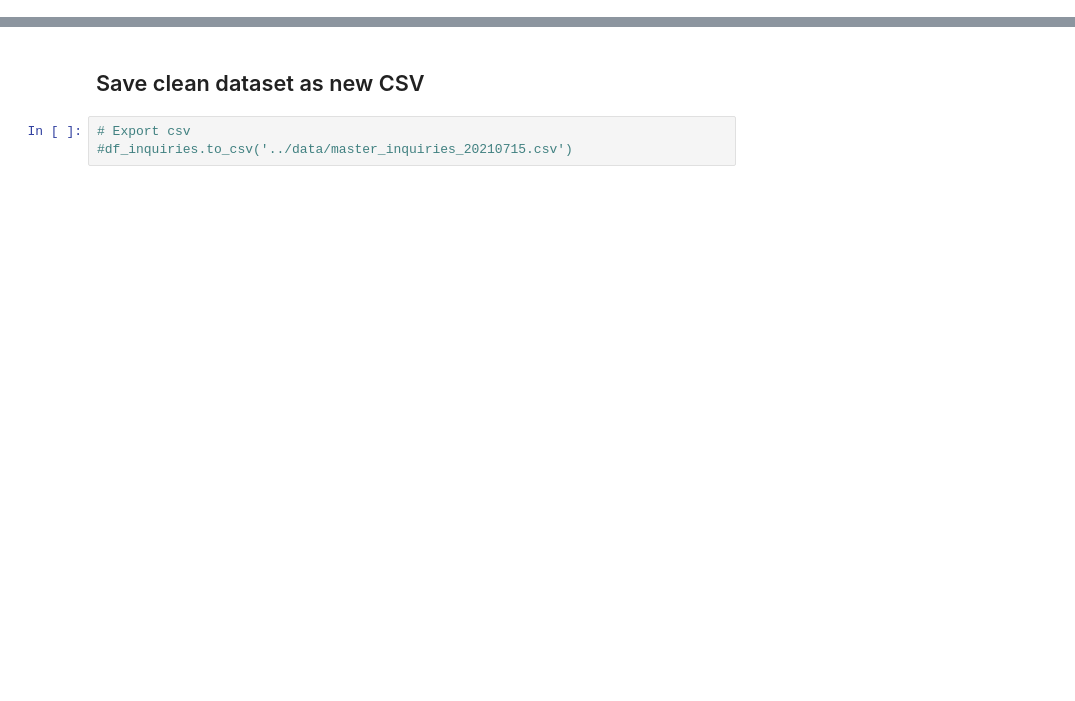
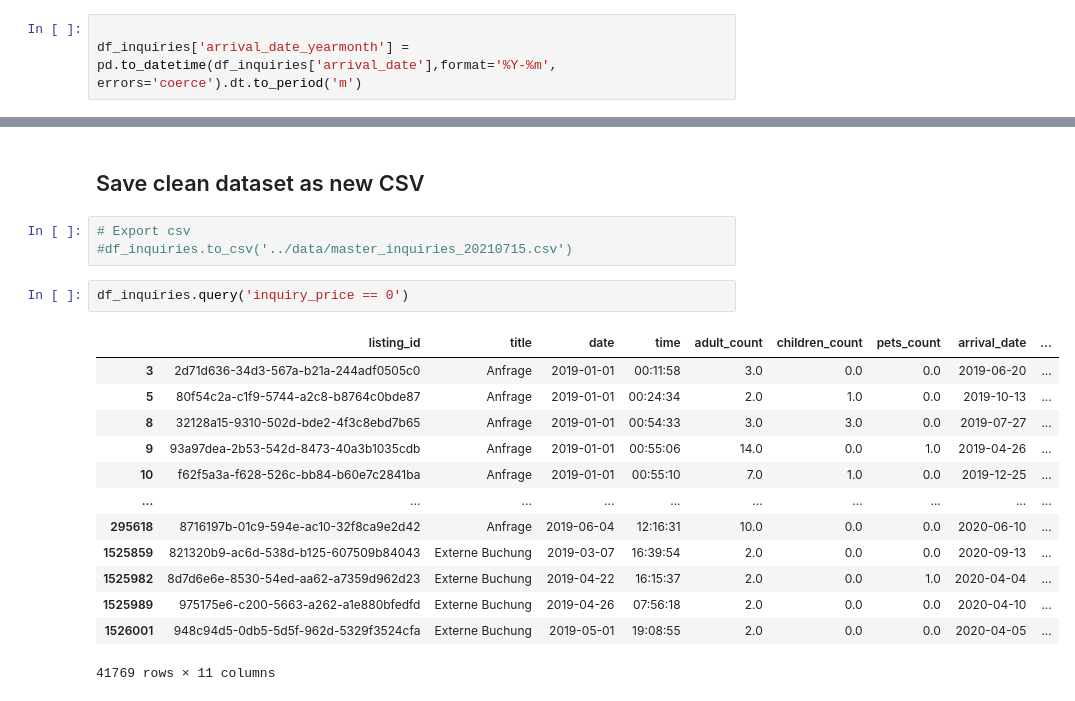
Before and after one commit to neue-fische-traum/traum-preis, a Jupyter notebook: EDA/EDA_notebook_1_inquiries.ipynb, the cells around one changed output, grey strips where cells are left out. Drawn from its saved outputs; the diff is of its cells as text; blank space fills up the shorter version.

```diff
--- a/EDA/EDA_notebook_1_inquiries.ipynb
+++ b/EDA/EDA_notebook_1_inquiries.ipynb
@@ -116,0 +237,3 @@ The arrival and departure date are far in the future. We decide to keep the arri
+# %%
+
+df_inquiries['arrival_date_yearmonth'] = pd.to_datetime(df_inquiries['arrival_date'],format='%Y-%m', errors='coerce').dt.to_period('m')
@@ -242,3 +431,19 @@ print('The dataset contains %s inquries and %s features' %(df_inquiries.shape[0]
 # %%
 # Export csv
 #df_inquiries.to_csv('../data/master_inquiries_20210715.csv')
+# %%
+df_inquiries.query('inquiry_price == 0')
+# %% [output]
+|  | listing_id | title | date | time | adult_count | children_count | pets_count | arrival_date | ... |
+| 3 | 2d71d636-34d3-567a-b21a-244adf0505c0 | Anfrage | 2019-01-01 | 00:11:58 | 3.0 | 0.0 | 0.0 | 2019-06-20 | ... |
+| 5 | 80f54c2a-c1f9-5744-a2c8-b8764c0bde87 | Anfrage | 2019-01-01 | 00:24:34 | 2.0 | 1.0 | 0.0 | 2019-10-13 | ... |
+| 8 | 32128a15-9310-502d-bde2-4f3c8ebd7b65 | Anfrage | 2019-01-01 | 00:54:33 | 3.0 | 3.0 | 0.0 | 2019-07-27 | ... |
+| 9 | 93a97dea-2b53-542d-8473-40a3b1035cdb | Anfrage | 2019-01-01 | 00:55:06 | 14.0 | 0.0 | 1.0 | 2019-04-26 | ... |
+| 10 | f62f5a3a-f628-526c-bb84-b60e7c2841ba | Anfrage | 2019-01-01 | 00:55:10 | 7.0 | 1.0 | 0.0 | 2019-12-25 | ... |
+| ... | ... | ... | ... | ... | ... | ... | ... | ... | ... |
+| 295618 | 8716197b-01c9-594e-ac10-32f8ca9e2d42 | Anfrage | 2019-06-04 | 12:16:31 | 10.0 | 0.0 | 0.0 | 2020-06-10 | ... |
+| 1525859 | 821320b9-ac6d-538d-b125-607509b84043 | Externe Buchung | 2019-03-07 | 16:39:54 | 2.0 | 0.0 | 0.0 | 2020-09-13 | ... |
+| 1525982 | 8d7d6e6e-8530-54ed-aa62-a7359d962d23 | Externe Buchung | 2019-04-22 | 16:15:37 | 2.0 | 0.0 | 1.0 | 2020-04-04 | ... |
+| 1525989 | 975175e6-c200-5663-a262-a1e880bfedfd | Externe Buchung | 2019-04-26 | 07:56:18 | 2.0 | 0.0 | 0.0 | 2020-04-10 | ... |
+| 1526001 | 948c94d5-0db5-5d5f-962d-5329f3524cfa | Externe Buchung | 2019-05-01 | 19:08:55 | 2.0 | 0.0 | 0.0 | 2020-04-05 | ... |
+41769 rows × 11 columns
```
Also changed, not shown: parts of 35 cells of this notebook, 1 other file.
